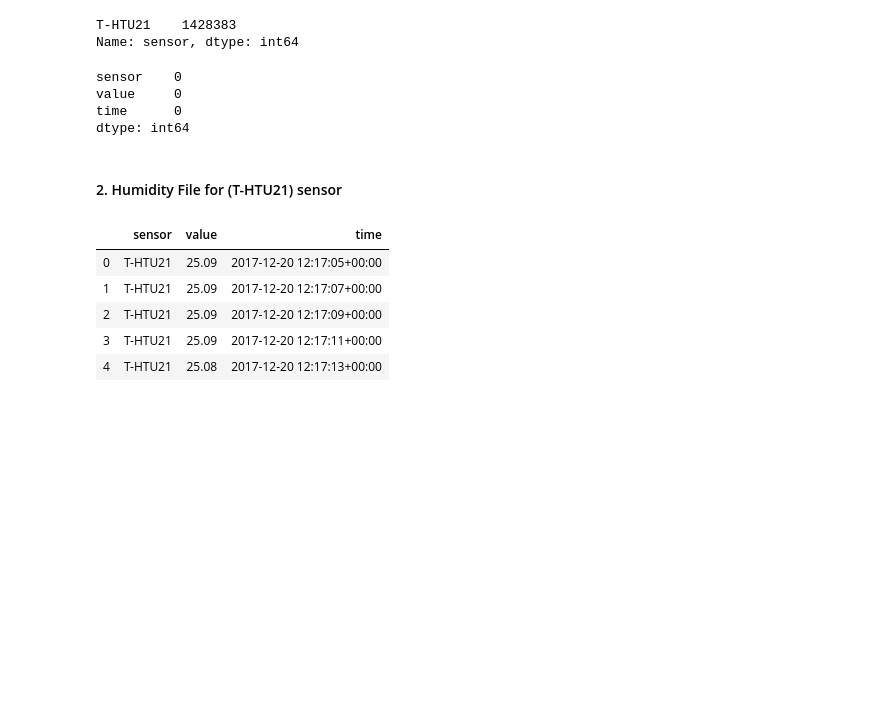
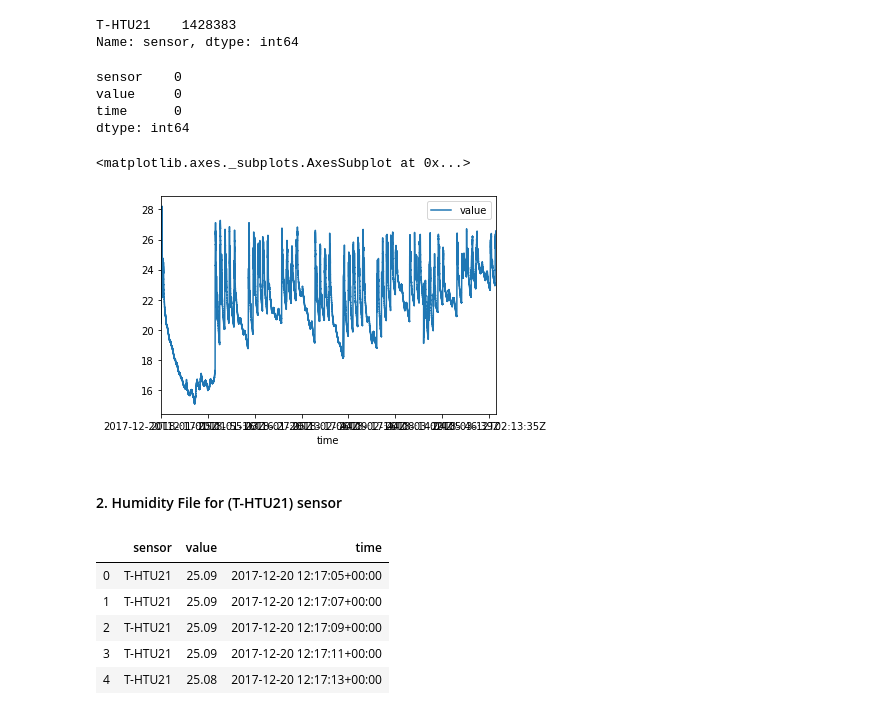
Before and after one commit to Diaa777/BDAssignment, a Jupyter notebook: project1_measures/notebooks/02. Sensor DHT22.ipynb, the cells around one changed output. Drawn from its saved outputs; the diff is of its cells as text; code cells hidden in the pictures; blank space fills up the shorter version.

```diff
--- a/project1_measures/notebooks/02. Sensor DHT22.ipynb
+++ b/project1_measures/notebooks/02. Sensor DHT22.ipynb
@@ -378,6 +467,12 @@ sensor    0
 value     0
 time      0
 dtype: int64
+# %%
+#plot temperature for ths sensor
+t_HTU21.plot.line(x='time', y='value')
+# %% [output]
+<matplotlib.axes._subplots.AxesSubplot at 0x...>
+[figure, added]
 # %% [markdown]
 #### 2. Humidity File for (T-HTU21) sensor
 # %%
```
Also changed, not shown: parts of 12 cells of this notebook, 1 other file.
